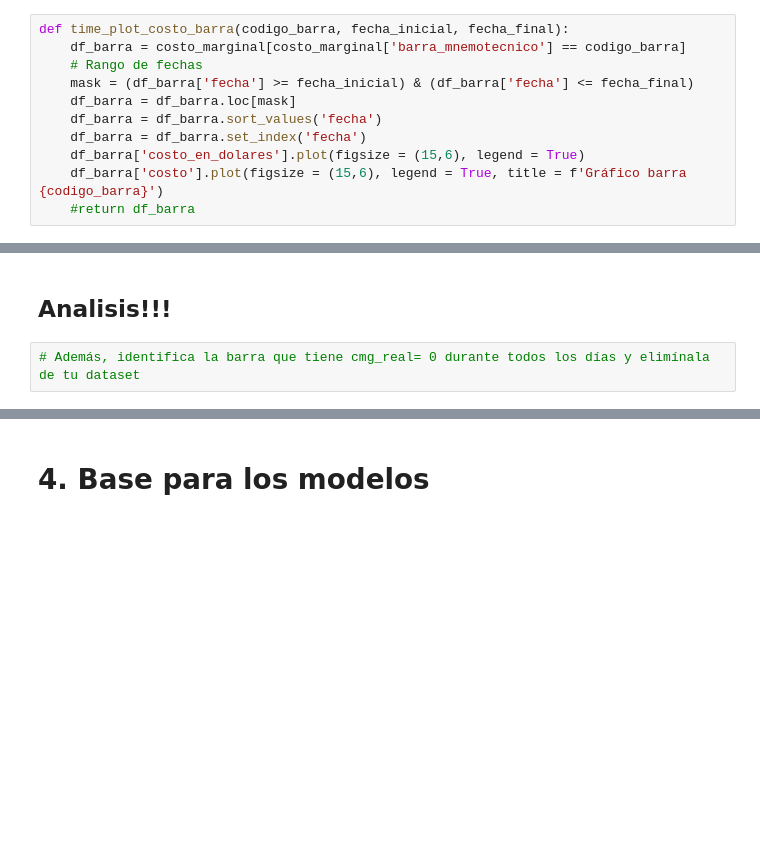
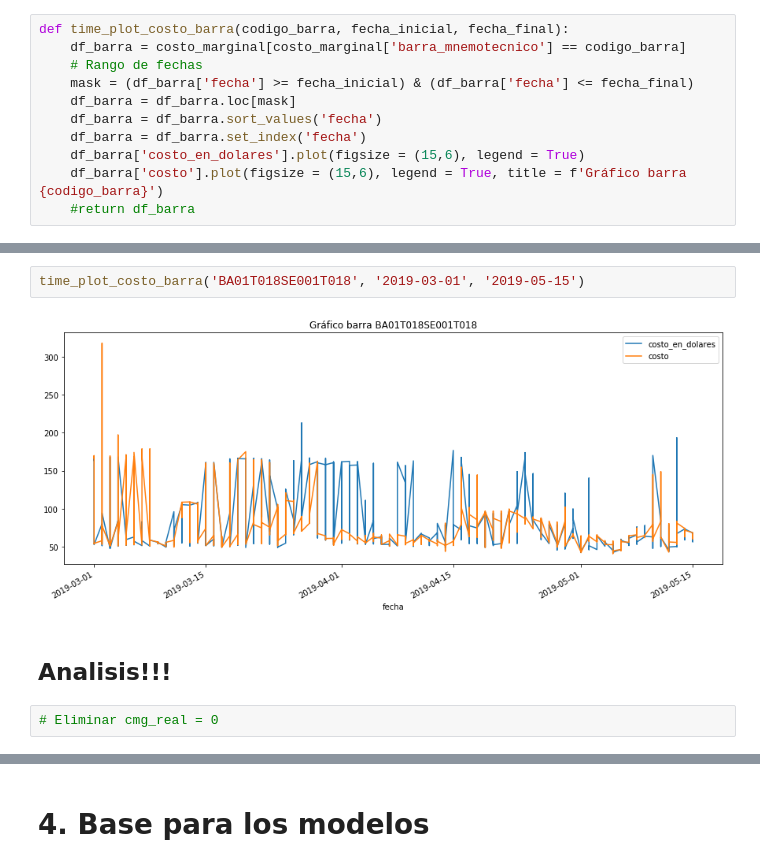
Before and after one commit to xaerincl/Spike-Energia, a Jupyter notebook: Desafio.ipynb, the cells around one changed output, grey strips where cells are left out. Cells and saved outputs as stored; diff of their text form; blank space fills up the shorter version.

```diff
--- a/Desafio.ipynb
+++ b/Desafio.ipynb
@@ -194,6 +274,10 @@ test = time_plot_costo_barra('BA01L081SE066L081', '2019-04-06', '2019-10-10')
 # %% [output]
 [figure]
+# %%
+time_plot_costo_barra('BA01T018SE001T018', '2019-03-01', '2019-05-15')
+# %% [output]
+[figure, added]
 # %% [markdown]
 ## Analisis!!!
-# %%
-# Además, identifica la barra que tiene cmg_real= 0 durante todos los días y elimínala de tu dataset
+# %%
+# Eliminar cmg_real = 0
```
Also changed, not shown: parts of 131 cells of this notebook.
